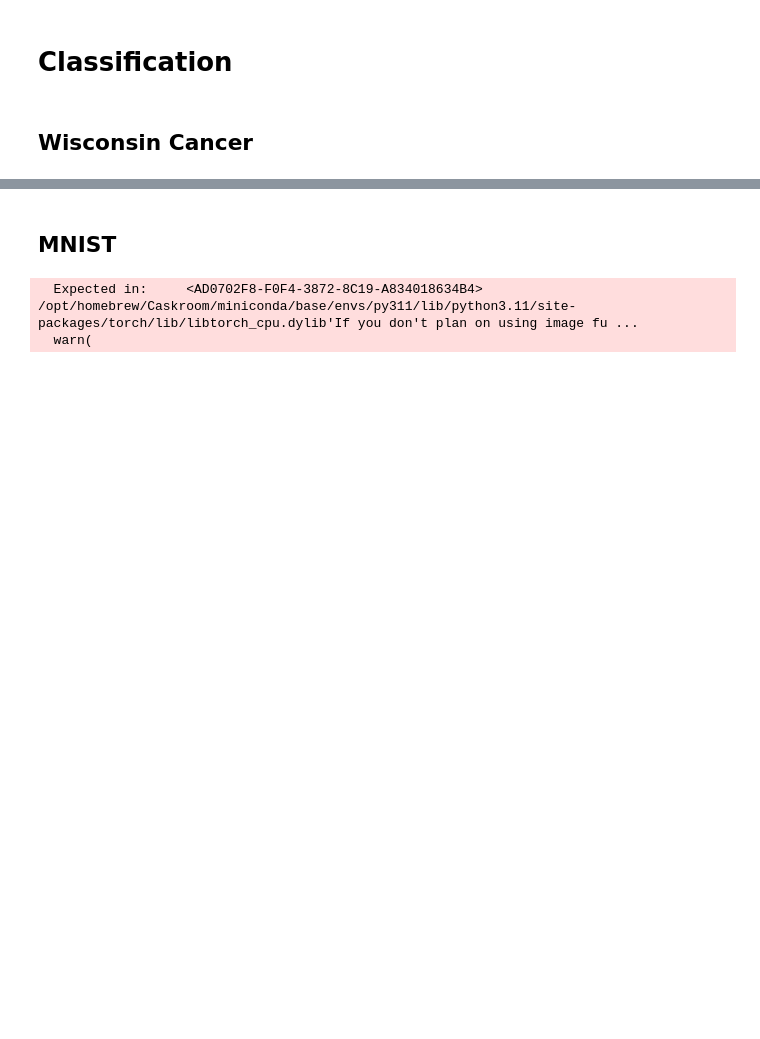
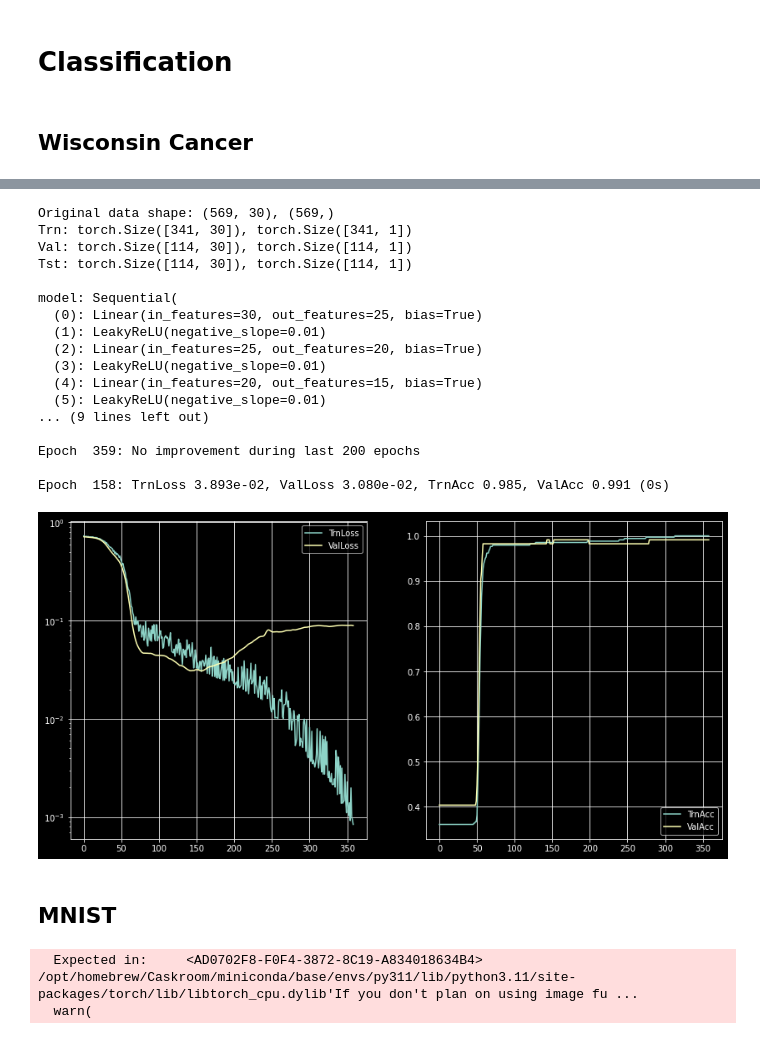
Before and after one commit to ajwkim/DLRL, a Jupyter notebook: pytorch3.ipynb, the cells around one changed output, grey strips where cells are left out. Cells and saved outputs as stored; diff of their text form; code cells hidden in the pictures; blank space fills up the shorter version.

```diff
--- a/pytorch3.ipynb
+++ b/pytorch3.ipynb
@@ -281,3 +295,36 @@ TestLoss 3.2530e-01
+# %%
+from types import SimpleNamespace
+from data import getWisconsinCancer, get_dataloaders
+from model import linear_model
+from utils import Classifier
+
+cf = SimpleNamespace(b_size=256, n_epoch=1000, n_print=100, early_stop=200)
+Xtrn, Xval, Xtst, ytrn, yval, ytst = getWisconsinCancer()
+trnloader, valloader, tstloader = get_dataloaders(Xtrn, Xval, Xtst, ytrn, yval, ytst, cf.b_size)
+
+model = linear_model(Xtrn.size(-1), 1, [25, 20, 15, 10, 5], leaky=T)
+
+classifier = Classifier(model, binary=T)
+classifier.run(trnloader, valloader, cf.n_epoch, cf.n_print, cf.early_stop)
+# %% [output]
+Original data shape: (569, 30), (569,)
+Trn: torch.Size([341, 30]), torch.Size([341, 1])
+Val: torch.Size([114, 30]), torch.Size([114, 1])
+Tst: torch.Size([114, 30]), torch.Size([114, 1])
+
+model: Sequential(
+  (0): Linear(in_features=30, out_features=25, bias=True)
+  (1): LeakyReLU(negative_slope=0.01)
+  (2): Linear(in_features=25, out_features=20, bias=True)
+  (3): LeakyReLU(negative_slope=0.01)
+  (4): Linear(in_features=20, out_features=15, bias=True)
+  (5): LeakyReLU(negative_slope=0.01)
+... (9 lines left out)
+
+Epoch  359: No improvement during last 200 epochs
+
+Epoch  158: TrnLoss 3.893e-02, ValLoss 3.080e-02, TrnAcc 0.985, ValAcc 0.991 (0s)
+[figure, added]
 # %% [markdown]
 ## MNIST
 # %%
```
Also changed, not shown: parts of 2 cells of this notebook, 3 other files.
